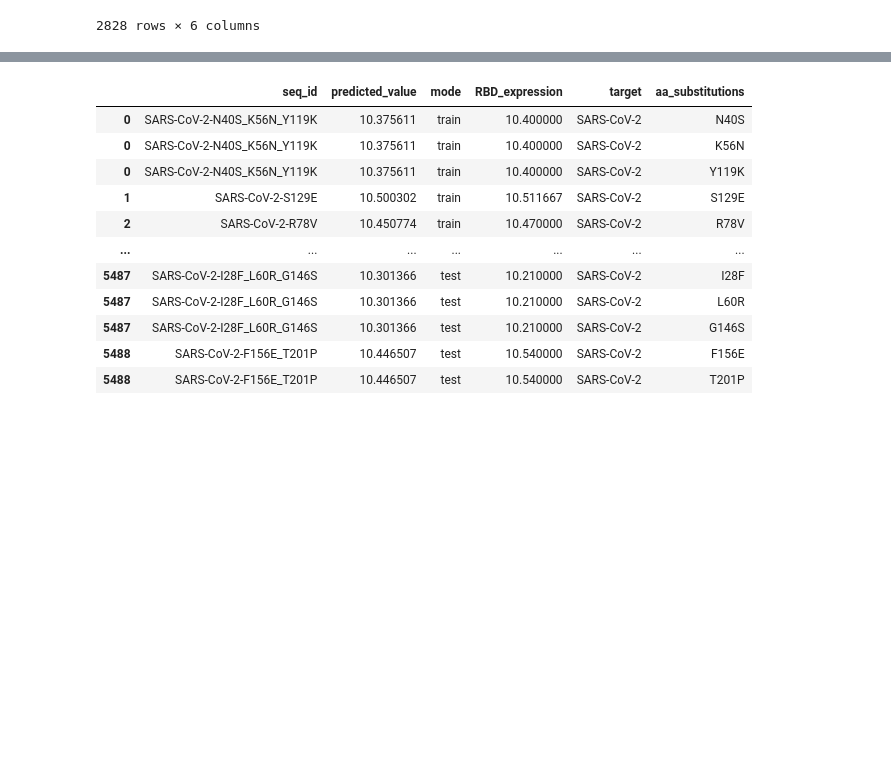
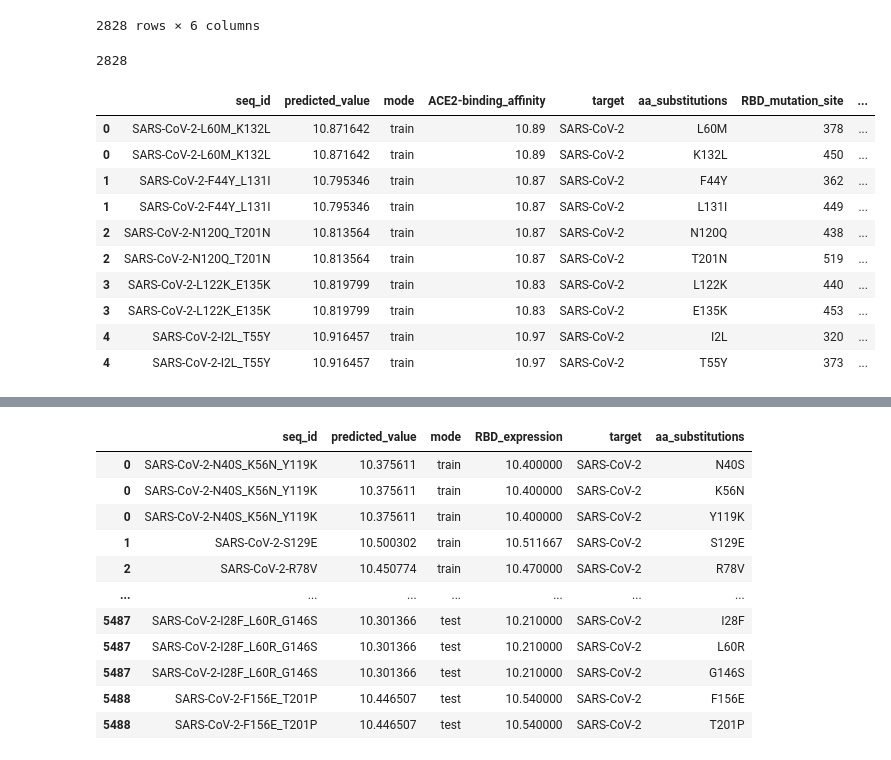
Before and after one commit to stelleg/Spike_NLP, a Jupyter notebook: notebooks/models/measured_vs_predicted_scatter.ipynb, the cells around one changed output, grey strips where cells are left out. Cells and saved outputs as stored; diff of their text form; code cells hidden in the pictures; blank space fills up the shorter version.

```diff
--- a/notebooks/models/measured_vs_predicted_scatter.ipynb
+++ b/notebooks/models/measured_vs_predicted_scatter.ipynb
@@ -842,3 +1125,23 @@ b_beyond_wt_df
 | 1380 | SARS-CoV-2-C61N_Q168W_S200C | 10.869431 | test | 10.790000 | SARS-CoV-2 | S200C |
 | 1381 | SARS-CoV-2-T3M | 10.793726 | test | 10.771818 | SARS-CoV-2 | T3M |
 2828 rows × 6 columns
+# %%
+b_beyond_wt_df['RBD_mutation_site'] = b_beyond_wt_df['aa_substitutions'].str.extract(r'(\d+)').astype(int) + 318 # Extract numeric site, RBD site
+b_beyond_wt_df['original_aa'] = b_beyond_wt_df['aa_substitutions'].str[0]
+b_beyond_wt_df['new_aa'] = b_beyond_wt_df['aa_substitutions'].str[-1]
+b_beyond_wt_df['aa_sub'] = b_beyond_wt_df['original_aa'] + ">" + b_beyond_wt_df['new_aa']
+print(len(b_beyond_wt_df))
+b_beyond_wt_df.head(10)
+# %% [output]
+2828
+|  | seq_id | predicted_value | mode | ACE2-binding_affinity | target | aa_substitutions | RBD_mutation_site | ... |
+| 0 | SARS-CoV-2-L60M_K132L | 10.871642 | train | 10.89 | SARS-CoV-2 | L60M | 378 | ... |
+| 0 | SARS-CoV-2-L60M_K132L | 10.871642 | train | 10.89 | SARS-CoV-2 | K132L | 450 | ... |
+| 1 | SARS-CoV-2-F44Y_L131I | 10.795346 | train | 10.87 | SARS-CoV-2 | F44Y | 362 | ... |
+| 1 | SARS-CoV-2-F44Y_L131I | 10.795346 | train | 10.87 | SARS-CoV-2 | L131I | 449 | ... |
+| 2 | SARS-CoV-2-N120Q_T201N | 10.813564 | train | 10.87 | SARS-CoV-2 | N120Q | 438 | ... |
+| 2 | SARS-CoV-2-N120Q_T201N | 10.813564 | train | 10.87 | SARS-CoV-2 | T201N | 519 | ... |
+| 3 | SARS-CoV-2-L122K_E135K | 10.819799 | train | 10.83 | SARS-CoV-2 | L122K | 440 | ... |
+| 3 | SARS-CoV-2-L122K_E135K | 10.819799 | train | 10.83 | SARS-CoV-2 | E135K | 453 | ... |
+| 4 | SARS-CoV-2-I2L_T55Y | 10.916457 | train | 10.97 | SARS-CoV-2 | I2L | 320 | ... |
+| 4 | SARS-CoV-2-I2L_T55Y | 10.916457 | train | 10.97 | SARS-CoV-2 | T55Y | 373 | ... |
```
Also changed, not shown: parts of 36 cells of this notebook, 4 other files.
